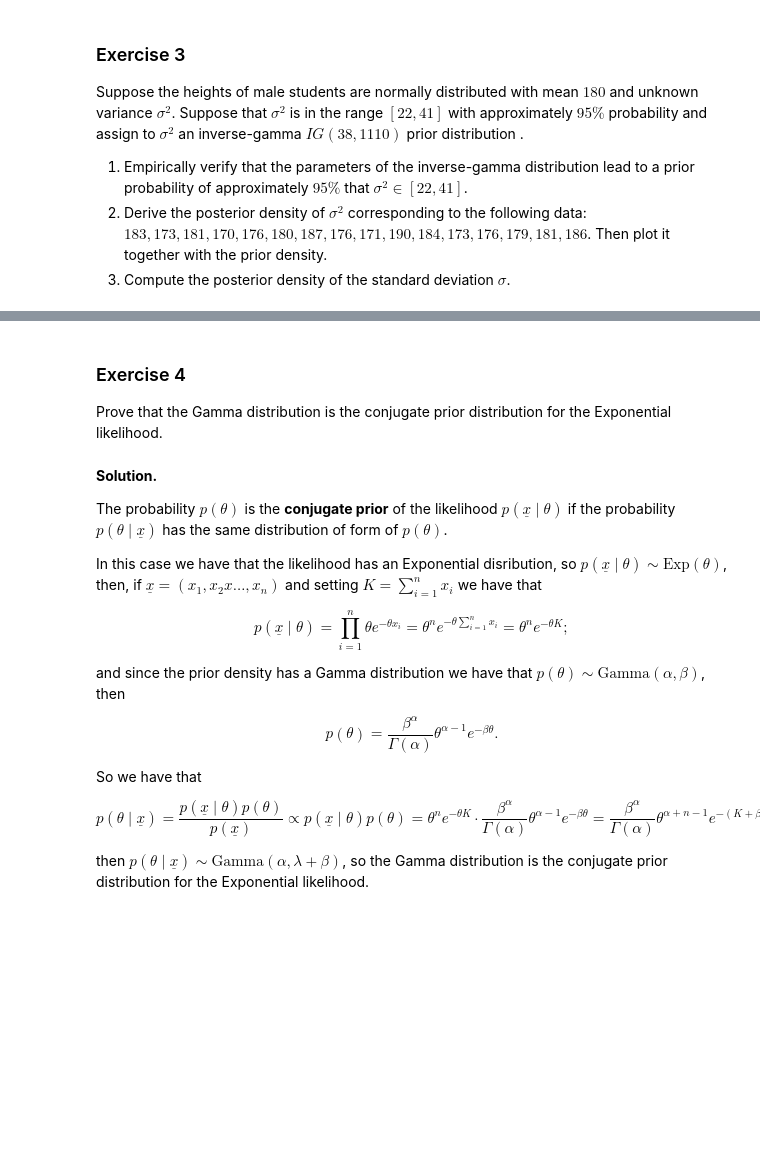
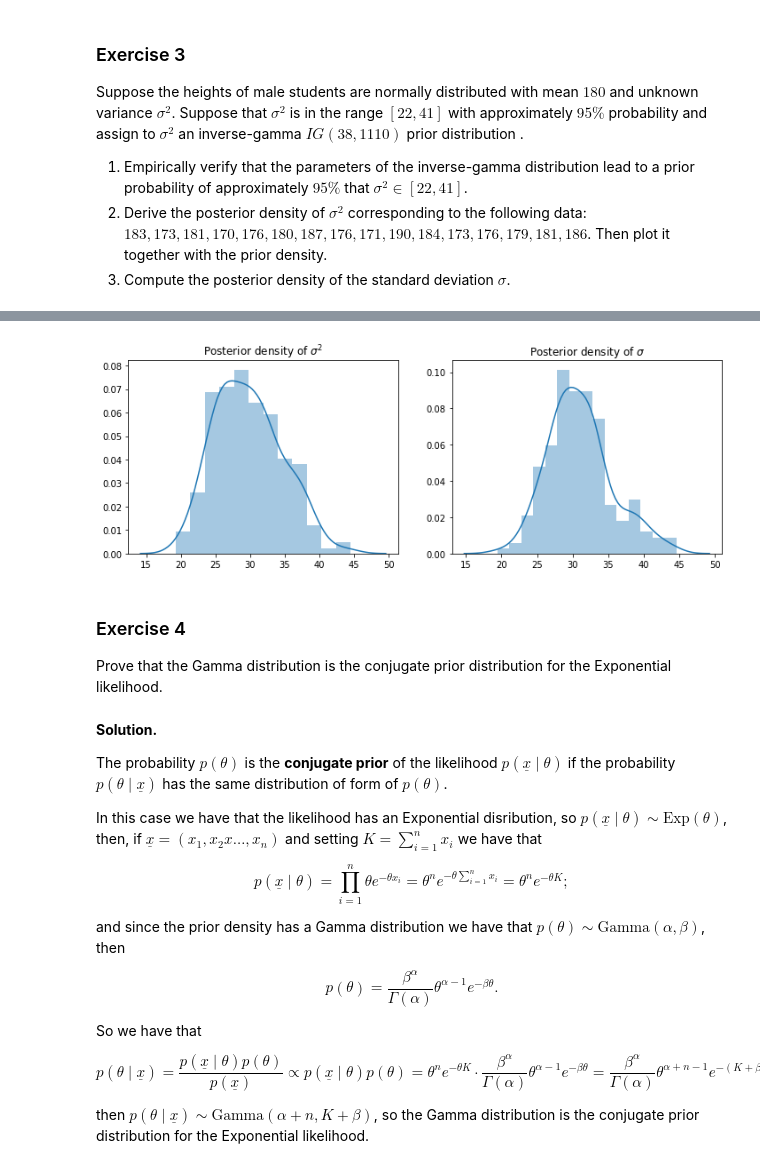
Before and after one commit to AngieC96/statistical-machine-learning, a Jupyter notebook: homeworks/homework_02_SOLVED.ipynb, the cells around one changed output, grey strips where cells are left out. Cells and saved outputs as stored; diff of their text form; code cells hidden in the pictures; blank space fills up the shorter version.

```diff
--- a/homeworks/homework_02_SOLVED.ipynb
+++ b/homeworks/homework_02_SOLVED.ipynb
@@ -125,3 +208,16 @@ Let's define the random variable $H$ that represent the heights of male students
+# %%
+X =  dist.InverseGamma(46, 1380)
+X_sample = [pyro.sample("n", X) for i in range(200)]
+Y_sample = np.sqrt(X_sample)
+
+fig, axes = plt.subplots(1, 2, figsize=(12,4))
+sns.distplot(prior_sample, ax=axes[0])
+sns.distplot(posterior_sample, ax=axes[1])
+axes[0].set_title('Posterior density of $\sigma^2$')
+axes[1].set_title('Posterior density of $\sigma$')
+plt.show()
+# %% [output]
+[figure, added]
 # %% [markdown]
 ### Exercise 4
 
@@ -149,4 +245,4 @@ $$
 p(\theta \mid \underline{x}) = \frac{p(\underline{x} \mid \theta)p(\theta)}{p(\underline{x})} \propto p(\underline{x} \mid \theta) p(\theta) = \theta^n e^{-\theta K} \cdot \frac{\beta^\alpha}{\Gamma(\alpha)}\theta^{\alpha-1}e^{-\beta\theta} = \frac{\beta^\alpha}{\Gamma(\alpha)}\theta^{\alpha + n - 1}e^{-(K + \beta)\theta}
 $$
 
-then $p(\theta \mid \underline{x}) \sim \text{Gamma}(\alpha, \lambda+\beta)$, so the Gamma distribution is the conjugate prior distribution for the Exponential likelihood.
+then $p(\theta \mid \underline{x}) \sim \text{Gamma}(\alpha + n, K + \beta)$, so the Gamma distribution is the conjugate prior distribution for the Exponential likelihood.
```
Also changed, not shown: parts of 13 cells of this notebook, 1 other file.
